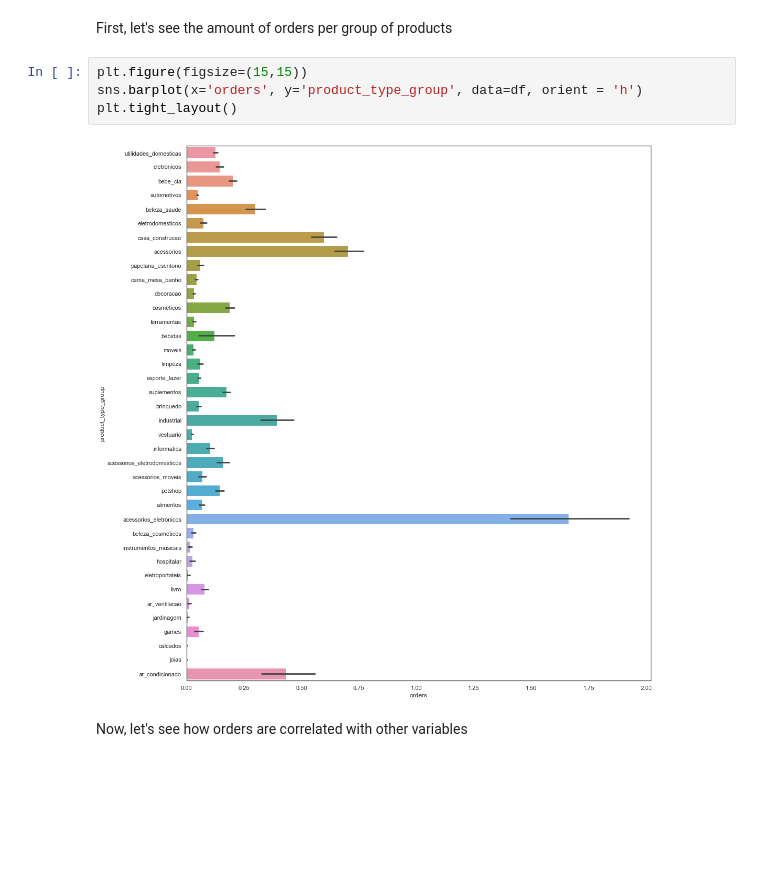
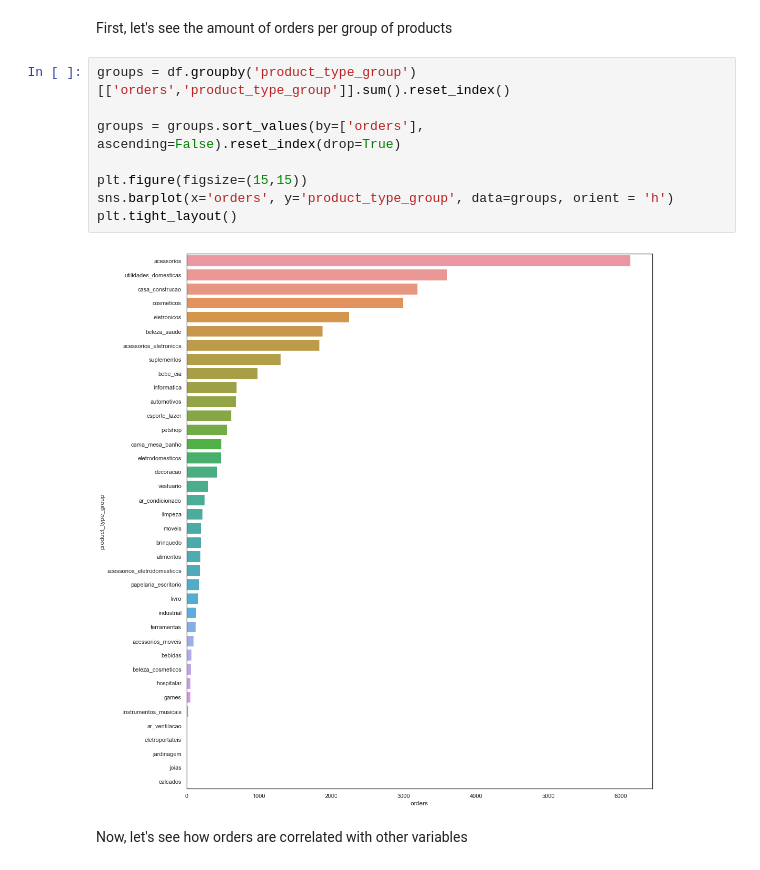
Before and after one commit to ds4a-team4/dynamic-pricing, a Jupyter notebook: EDA/EDA_timeseries.ipynb, the cells around one changed output. Cells and saved outputs as stored; diff of their text form; blank space fills up the shorter version.

Commit message:
updated product_type_group plot

```diff
--- a/EDA/EDA_timeseries.ipynb
+++ b/EDA/EDA_timeseries.ipynb
@@ -394,11 +394,15 @@ Our main focus of this EDA is to understand what drives order quantities.
 # %% [markdown]
 First, let's see the amount of orders per group of products
 # %%
+groups = df.groupby('product_type_group')[['orders','product_type_group']].sum().reset_index()
+
+groups = groups.sort_values(by=['orders'], ascending=False).reset_index(drop=True)
+
 plt.figure(figsize=(15,15))
-sns.barplot(x='orders', y='product_type_group', data=df, orient = 'h')
+sns.barplot(x='orders', y='product_type_group', data=groups, orient = 'h')
 plt.tight_layout()
 # %% [output]
-[figure, old version]
+[figure, new version]
 # %% [markdown]
 Now, let's see how orders are correlated with other variables
 # %%
```
